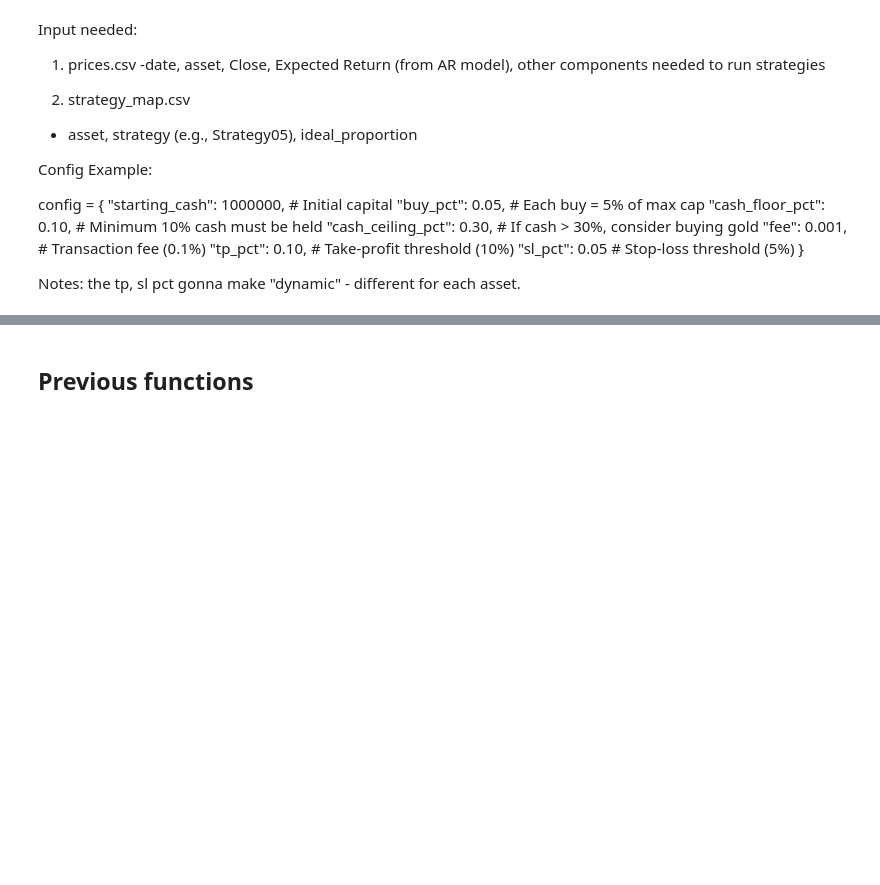
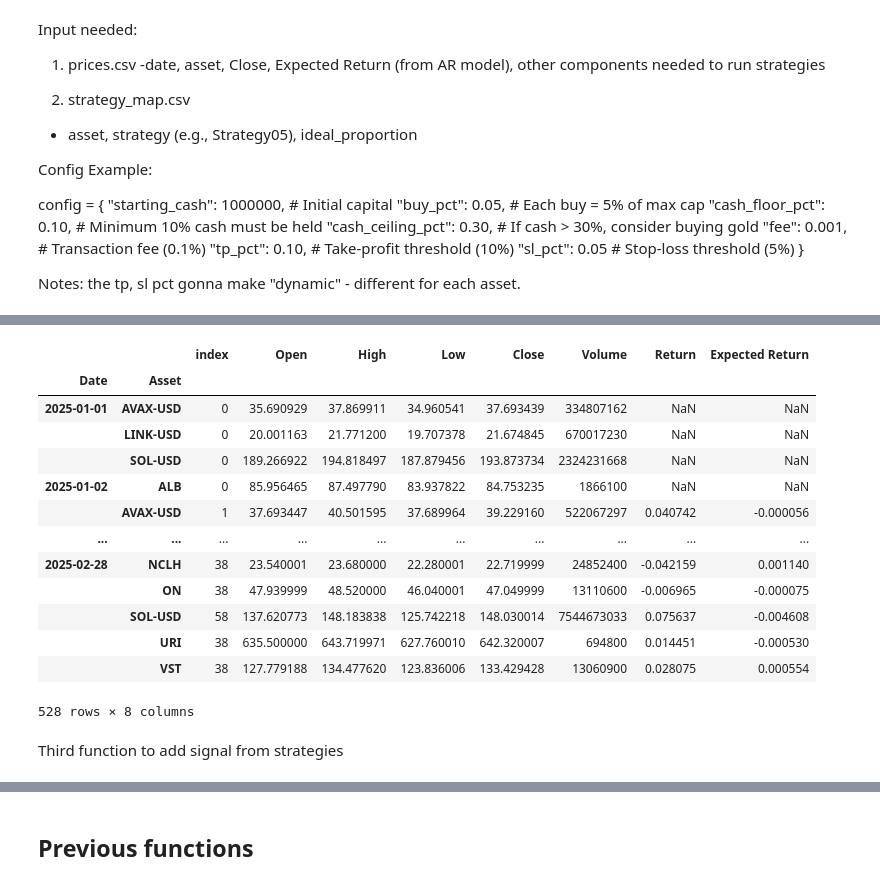
Before and after one commit to shaeanneeu/cryptoto, a Jupyter notebook: notebooks/autotrade_mechanism.ipynb, the cells around one changed output, grey strips where cells are left out. Saved outputs shown, nothing was run; the diff lists cells and outputs as text; code cells hidden in the pictures; blank space fills up the shorter version.

```diff
--- a/notebooks/autotrade_mechanism.ipynb
+++ b/notebooks/autotrade_mechanism.ipynb
@@ -84,0 +74,20 @@ portfolio.get_assets()
+# %%
+def get_asset_df(strategy_map, start, end):
+    df_list = []
+    for asset_name in strategy_map.index:
+        # Retrieve yf finance data
+        df = yf.Ticker(asset_name).history(start=start, end=end, actions=False)
+
+        # Align date formatting
+        df = df.reset_index()
+        df["Date"] = pd.to_datetime(df["Date"], errors="coerce").dt.strftime("%Y-%m-%d")
+
+        df['Asset'] = asset_name
+        df_list.append(df.reset_index())
+
+    df_all = pd.concat(df_list).set_index(['Date', 'Asset']).sort_index()
+    return df_all
+# %%
+asset_df = get_asset_df(strategy_map=strategy_map, start= "2025-01-01", end="2025-03-01")
+
+asset_df.head(10)
@@ -84,0 +109,6 @@ portfolio.get_assets()
+# %%
+def compute_returns(asset_df):
+    asset_df["Return"] = asset_df.groupby("Asset")["Close"].pct_change()
+    return asset_df
+
+asset_df_with_returns = compute_returns(asset_df)
@@ -85 +130,29 @@ portfolio.get_assets()
+# %%
+def generate_expected_returns(data, ar_results):
+    """ Calculate expected returns using fitted AR models """
+    new_data = data.reset_index().merge(ar_results, on="Asset", how="left").set_index(["Date", "Asset"])
+    new_data["Expected Return"] = new_data["const"] + new_data["Return"] * new_data["ar.L1"]
+    return new_data
+# %%
+# Apply AR model
+asset_df_with_AR = generate_expected_returns(asset_df_with_returns, ar_model_info)
+asset_df_with_AR = asset_df_with_AR.drop(['Best Model','BIC', 'const','ar.L1', 'sigma2'], axis=1)
+asset_df_with_AR
+# %% [output]
+|  |  | index | Open | High | Low | Close | Volume | Return | Expected Return |
+| Date | Asset |  |  |  |  |  |  |  |  |
+| 2025-01-01 | AVAX-USD | 0 | 35.690929 | 37.869911 | 34.960541 | 37.693439 | 334807162 | NaN | NaN |
+|  | LINK-USD | 0 | 20.001163 | 21.771200 | 19.707378 | 21.674845 | 670017230 | NaN | NaN |
+|  | SOL-USD | 0 | 189.266922 | 194.818497 | 187.879456 | 193.873734 | 2324231668 | NaN | NaN |
+| 2025-01-02 | ALB | 0 | 85.956465 | 87.497790 | 83.937822 | 84.753235 | 1866100 | NaN | NaN |
+|  | AVAX-USD | 1 | 37.693447 | 40.501595 | 37.689964 | 39.229160 | 522067297 | 0.040742 | -0.000056 |
+| ... | ... | ... | ... | ... | ... | ... | ... | ... | ... |
+| 2025-02-28 | NCLH | 38 | 23.540001 | 23.680000 | 22.280001 | 22.719999 | 24852400 | -0.042159 | 0.001140 |
+|  | ON | 38 | 47.939999 | 48.520000 | 46.040001 | 47.049999 | 13110600 | -0.006965 | -0.000075 |
+|  | SOL-USD | 58 | 137.620773 | 148.183838 | 125.742218 | 148.030014 | 7544673033 | 0.075637 | -0.004608 |
+|  | URI | 38 | 635.500000 | 643.719971 | 627.760010 | 642.320007 | 694800 | 0.014451 | -0.000530 |
+|  | VST | 38 | 127.779188 | 134.477620 | 123.836006 | 133.429428 | 13060900 | 0.028075 | 0.000554 |
+528 rows × 8 columns
+# %% [markdown]
+Third function to add signal from strategies
 # %%
```
Also changed, not shown: parts of 9 cells of this notebook.
